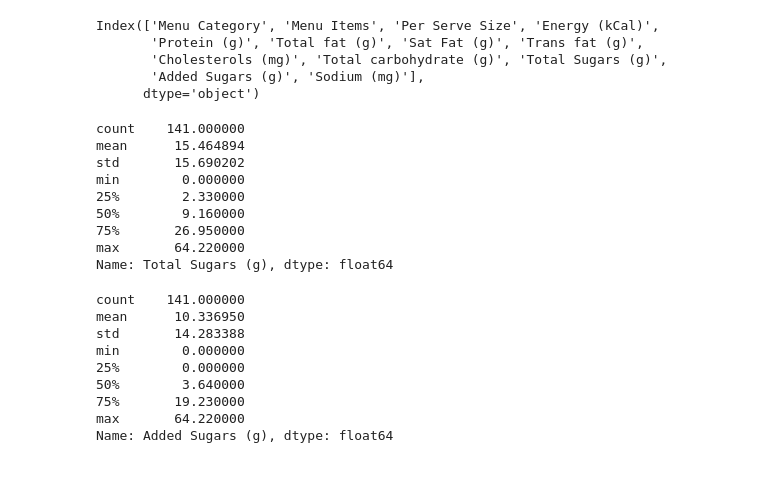
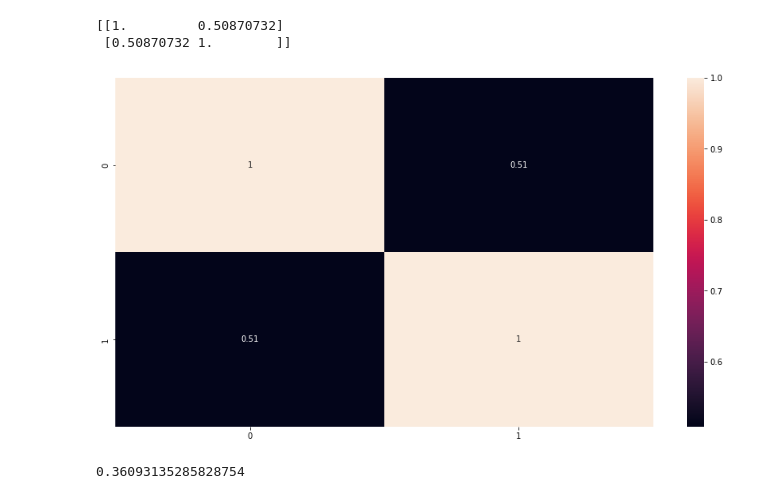
Before and after one commit to Adalab/DA-promo-b-modulo-2-sprint-1-Lara-Diana, a Jupyter notebook: Estadistica/modulo-2-ejercicio-1-estadistica-III.ipynb, the cells around one changed output. Saved outputs shown, nothing was run; the diff lists cells and outputs as text; code cells hidden in the pictures.

```diff
--- a/Estadistica/modulo-2-ejercicio-1-estadistica-III.ipynb
+++ b/Estadistica/modulo-2-ejercicio-1-estadistica-III.ipynb
@@ -24,0 +39,14 @@ df.head()
+# %%
+# Coeficiente de correlación de las variables numéricas del dataset.
+
+matriz_correlacion = np.corrcoef(df['Total carbohydrate (g)'], df['Total Sugars (g)'])
+print(matriz_correlacion)
+# %% [output]
+[[1.         0.50870732]
+ [0.50870732 1.        ]]
+# %%
+plt.figure (figsize = (15,8))
+
+fig = sns.heatmap(np.corrcoef(df['Total carbohydrate (g)'],df['Total Sugars (g)']), annot = True)
+# %% [output]
+[figure, added]
@@ -25,38 +56,5 @@ df.head()
 # %%
-# Los objetivos de hoy son:
-
-
-
-# Intervalo de confianza de algunas de las variables numéricas del dataset
+# Sesgos de alguna de las variables numéricas del dataset.
+skew(df['Total carbohydrate (g)'])
+# %% [output]
+0.36093135285828754
-# %%
-df.columns
-# %% [output]
-Index(['Menu Category', 'Menu Items', 'Per Serve Size', 'Energy (kCal)',
-       'Protein (g)', 'Total fat (g)', 'Sat Fat (g)', 'Trans fat (g)',
-       'Cholesterols (mg)', 'Total carbohydrate (g)', 'Total Sugars (g)',
-       'Added Sugars (g)', 'Sodium (mg)'],
-      dtype='object')
-# %%
-df['Total Sugars (g)'].describe()
-# %% [output]
-count    141.000000
-mean      15.464894
-std       15.690202
-min        0.000000
-25%        2.330000
-50%        9.160000
-75%       26.950000
-max       64.220000
-Name: Total Sugars (g), dtype: float64
-# %%
-df["Added Sugars (g)"].describe()
-# %% [output]
-count    141.000000
-mean      10.336950
-std       14.283388
-min        0.000000
-25%        0.000000
-50%        3.640000
-75%       19.230000
-max       64.220000
-Name: Added Sugars (g), dtype: float64
```
Also changed, not shown: parts of 21 cells of this notebook, 3 other files.
